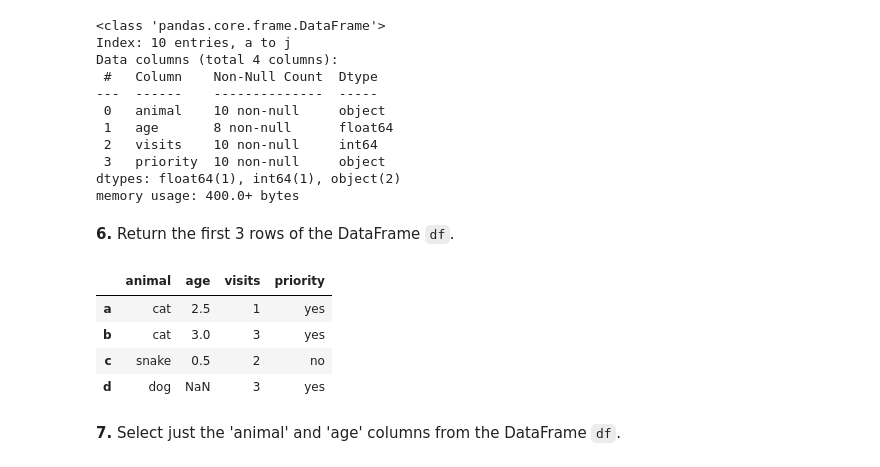
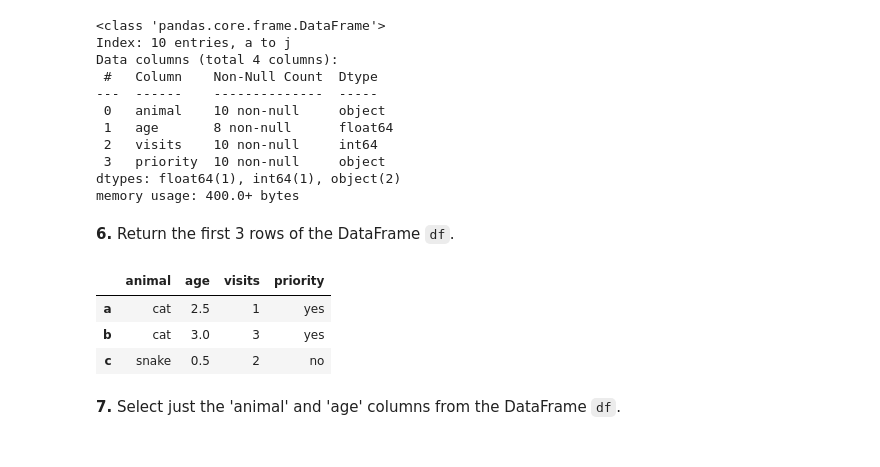
Before and after one commit to Rupesh-AI404/Pandas_puzzle, a Jupyter notebook: 100-pandas-puzzles.ipynb, the cells around one changed output. Drawn from its saved outputs; the diff is of its cells as text; code cells hidden in the pictures.

```diff
--- a/100-pandas-puzzles.ipynb
+++ b/100-pandas-puzzles.ipynb
@@ -112,14 +112,13 @@ dtypes: float64(1), int64(1), object(2)
 memory usage: 400.0+ bytes
 # %% [markdown]
 **6.** Return the first 3 rows of the DataFrame `df`.
-# %%
-df.head(4)
-# %% [output]
-|  | animal | age | visits | priority |
-| a | cat | 2.5 | 1 | yes |
-| b | cat | 3.0 | 3 | yes |
-| c | snake | 0.5 | 2 | no |
-| d | dog | NaN | 3 | yes |
+# %%
+df.iloc[:3]
+# %% [output]
+|  | animal | age | visits | priority |
+| a | cat | 2.5 | 1 | yes |
+| b | cat | 3.0 | 3 | yes |
+| c | snake | 0.5 | 2 | no |
 # %% [markdown]
 **7.** Select just the 'animal' and 'age' columns from the DataFrame `df`.
 # %%
```
Also changed, not shown: parts of 2 cells of this notebook.
